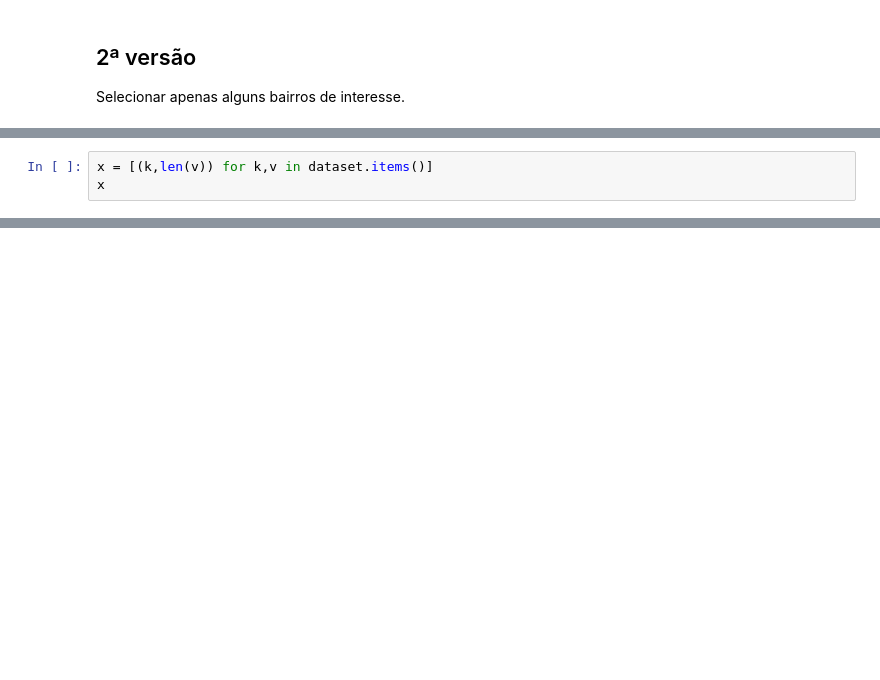
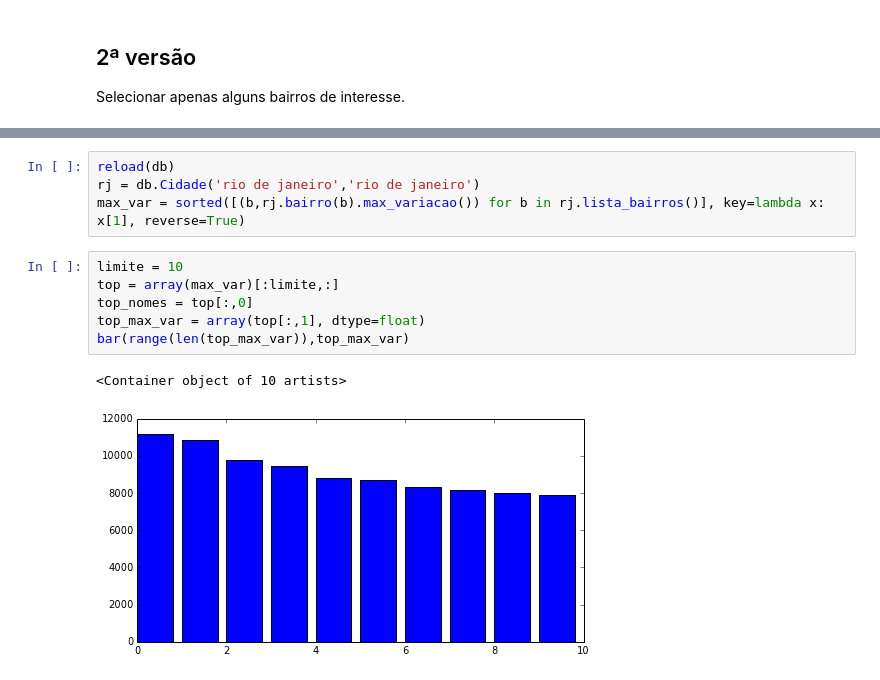
Before and after one commit to sergiosilvar/fgv_visualizacao, a Jupyter notebook: visao.ipynb, the cells around one changed output, grey strips where cells are left out. Drawn from its saved outputs; the diff is of its cells as text; blank space fills up the shorter version.

```diff
--- a/visao.ipynb
+++ b/visao.ipynb
@@ -78,3 +71,0 @@ for nome in rj.lista_bairros():
-# %%
-x = [(k,len(v)) for k,v in dataset.items()]
-x
@@ -123,0 +72,13 @@ rj.bairro('cavalcanti').mes
+# %%
+reload(db)
+rj = db.Cidade('rio de janeiro','rio de janeiro')
+max_var = sorted([(b,rj.bairro(b).max_variacao()) for b in rj.lista_bairros()], key=lambda x: x[1], reverse=True)
+# %%
+limite = 10
+top = array(max_var)[:limite,:]
+top_nomes = top[:,0]
+top_max_var = array(top[:,1], dtype=float)
+bar(range(len(top_max_var)),top_max_var)
+# %% [output]
+<Container object of 10 artists>
+[figure, added]
```
Also changed, not shown: parts of 13 cells of this notebook, 1 other file.
